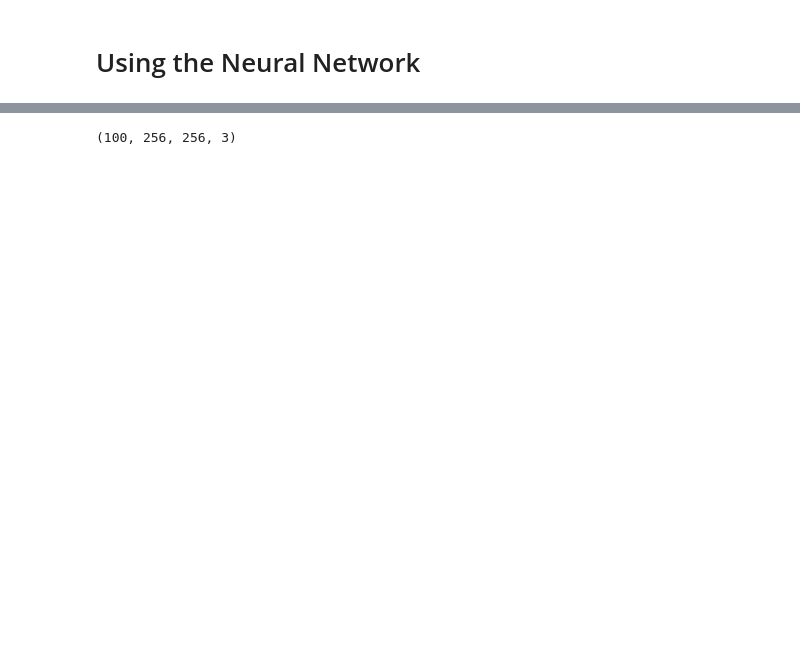
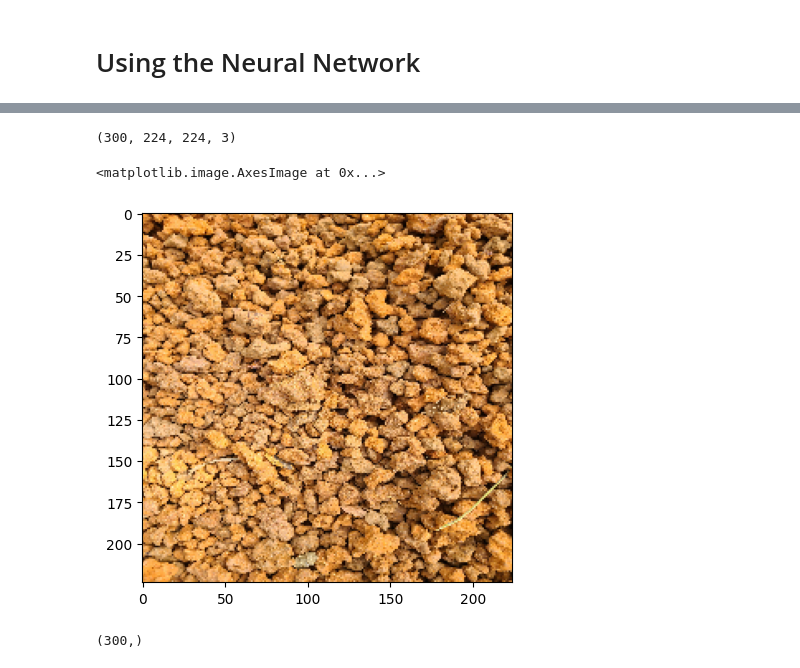
Before and after one commit to pithun/Soil-Classification-Using-ML, a Jupyter notebook: ML_Code - DEV.ipynb, the cells around one changed output, grey strips where cells are left out. Drawn from its saved outputs; the diff is of its cells as text; code cells hidden in the pictures; blank space fills up the shorter version.

```diff
--- a/ML_Code - DEV.ipynb
+++ b/ML_Code - DEV.ipynb
@@ -314,10 +320,10 @@ sum(sum(im[0:5, 0:5]))
 ## Generating the Data
 # %%
 # Importing images
-soil_0_path='data/Nsukka-Gravel/Smaller-Size/Close-Range-20-30cm/'
-soil_1_path='data/Nsukka-Gravel/Bigger-Size/Close-Range-25-30cm/'
-soil_2_path='Data/Red-Sand/Close-Range-20cm-30cm/'
-soil_3_path='Data/White-Sand/Close-Range-25-30cm/'
+soil_0_path='Nsukka-Gravel/Smaller-Size/Close-Range-20-30cm/'
+soil_1_path='Nsukka-Gravel/Bigger-Size/Close-Range-25-30cm/'
+soil_2_path='Red-Sand/Close-Range-20cm-30cm/'
+soil_3_path='White-Sand/Close-Range-25-30cm/'
 
 soil_0=sorted(os.listdir(soil_0_path))[:100]
 soil_1=sorted(os.listdir(soil_1_path))[:100]
@@ -644,0 +670,13 @@ def class_report(y_true, y_pred):
+# %%
+def CNN_preprocess(image_path):
+    image = cv.imread(image_path)
+
+    # Converting to RGB
+    image = cv.cvtColor(image, cv.COLOR_BGR2RGB)
+    image=tf.cast(image, tf.float32)
+
+    # Resizing image
+    resized_im = tf.image.resize(image, (224,224))
+    resized_im/=255
+
+    return resized_im.numpy()
@@ -671,18 +742,5 @@ early_stopping = tf.keras.callbacks.EarlyStopping(monitor = 'val_loss', patience
 save_best = tf.keras.callbacks.ModelCheckpoint("./best_model.h5", monitor = 'val_loss',
                                               save_best_only = True)
-# %%
-def CNN_preprocess(image_path):
-    image = cv.imread(image_path)
-
-    # Converting to RGB
-    image = cv.cvtColor(image, cv.COLOR_BGR2RGB)
-    image=tf.cast(image, tf.float32)
-
-    # Resizing image
-    resized_im = tf.image.resize(image, (224,224))
-    resized_im/=255
-
-    return resized_im
 # %%
 %%time
 cnn_train_data_list = []
@@ -710,4 +768,15 @@ Wall time: 5min 5s
 # %%
-cnn_test_data.shape
+cnn_train_data.shape
 # %% [output]
-(100, 256, 256, 3)
+(300, 224, 224, 3)
+# %%
+# Displaying one image
+plt.imshow(cnn_train_data[0,:,:,:])
+# %% [output]
+<matplotlib.image.AxesImage at 0x...>
+[figure, added]
+# %%
+trr =np.array(train_target)
+trr.shape
+# %% [output]
+(300,)
```
Also changed, not shown: parts of 21 cells of this notebook.
